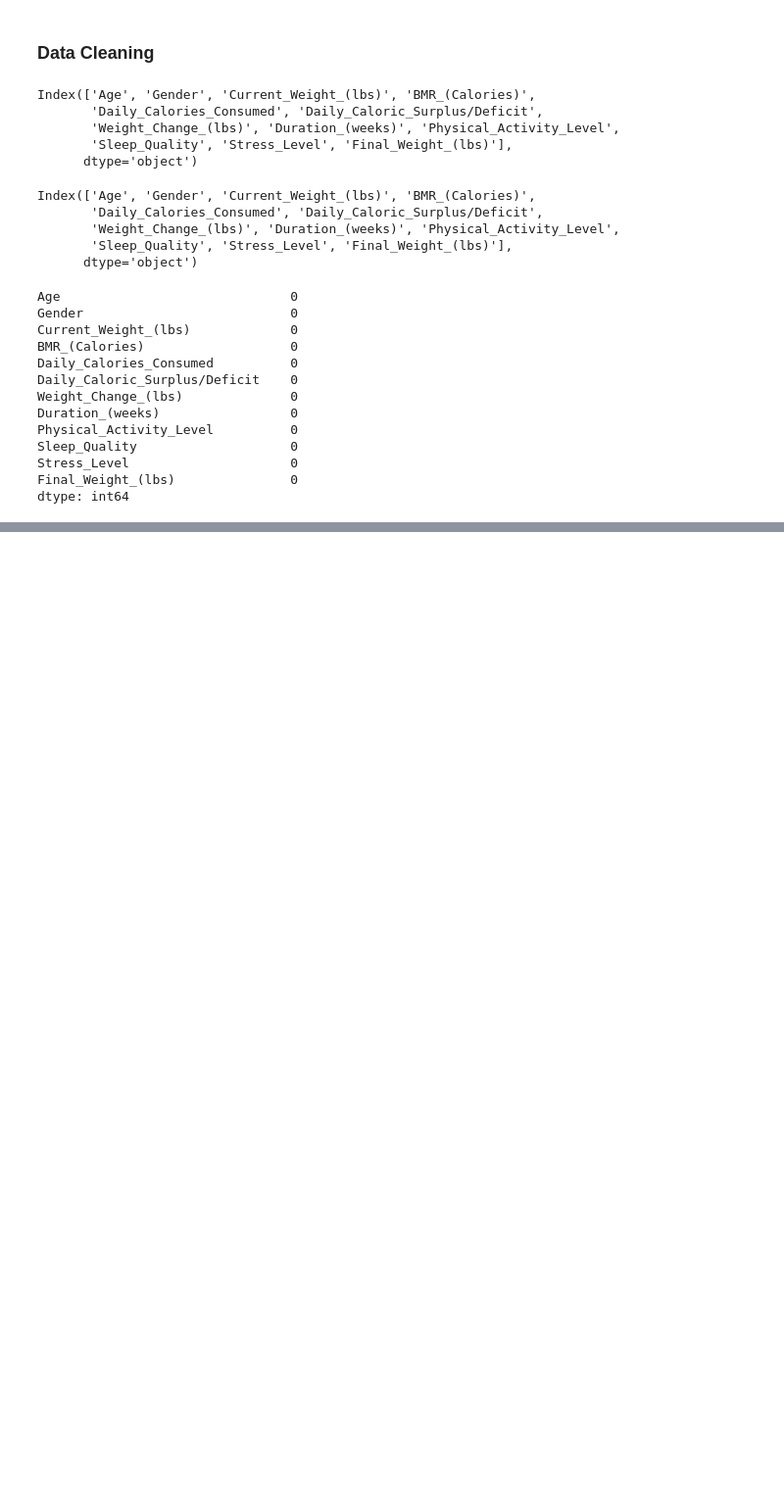
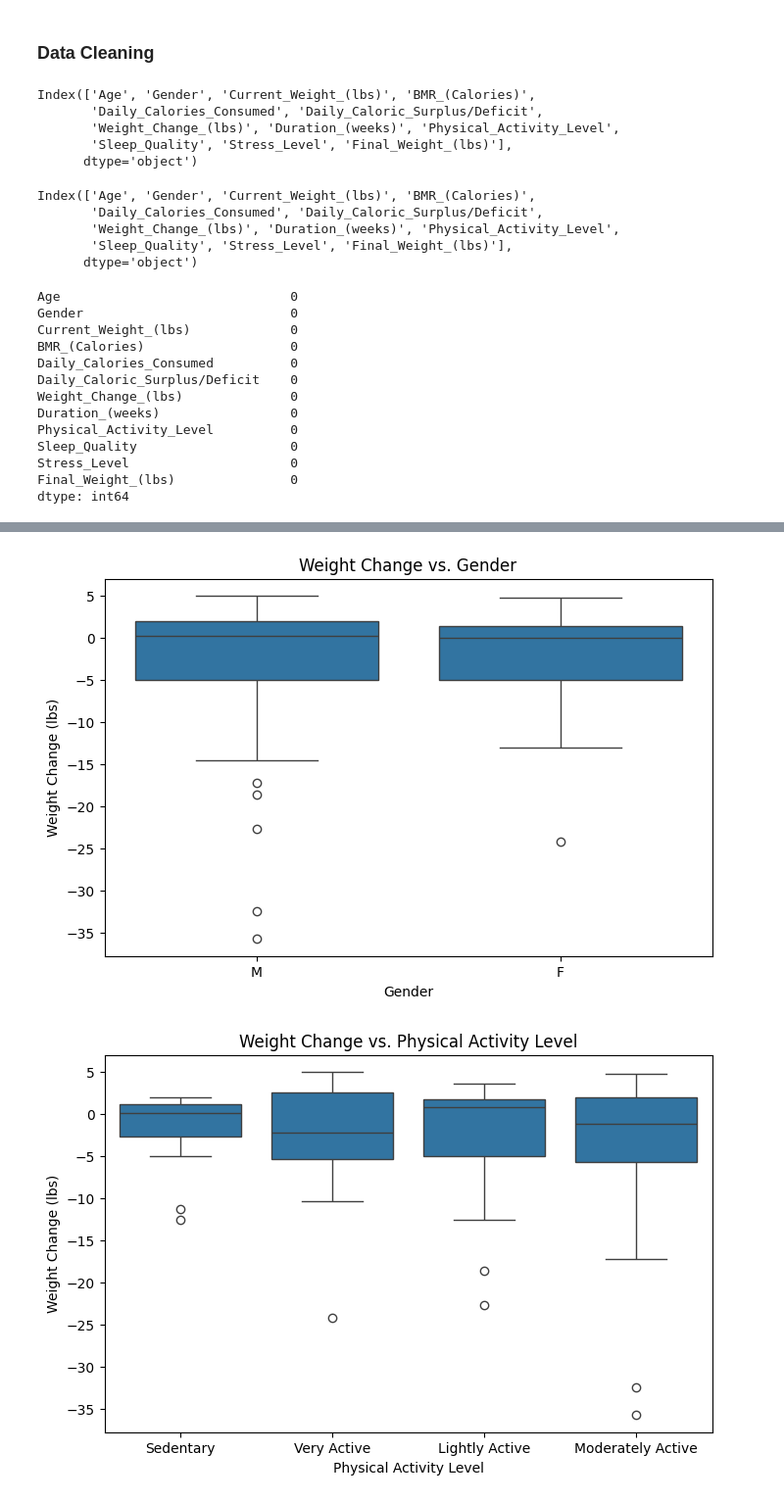
Before and after one commit to makenamecham/Final-Project-MATH-4750, a Jupyter notebook: EDA.ipynb, the cells around one changed output, grey strips where cells are left out. Shown at 98% size. Cells and saved outputs as stored; diff of their text form; code cells hidden in the pictures; blank space fills up the shorter version.

```diff
--- a/EDA.ipynb
+++ b/EDA.ipynb
@@ -92,0 +142,16 @@ plt.show()
+# %%
+df = pd.read_csv('weight_change_dataset.csv')
+df.head()
+
+categorical_features = ['Gender', 'Physical Activity Level', 'Sleep Quality']
+
+for feature in categorical_features:
+    plt.figure(figsize=(8, 5))
+    sns.boxplot(data=df, x=feature, y='Weight Change (lbs)')
+    plt.title(f'Weight Change vs. {feature}')
+    plt.xlabel(feature)
+    plt.ylabel('Weight Change (lbs)')
+    plt.show()
+# %% [output]
+[figure, added]
+[figure, added]
```
Also changed, not shown: parts of 8 cells of this notebook, 1 other file.
